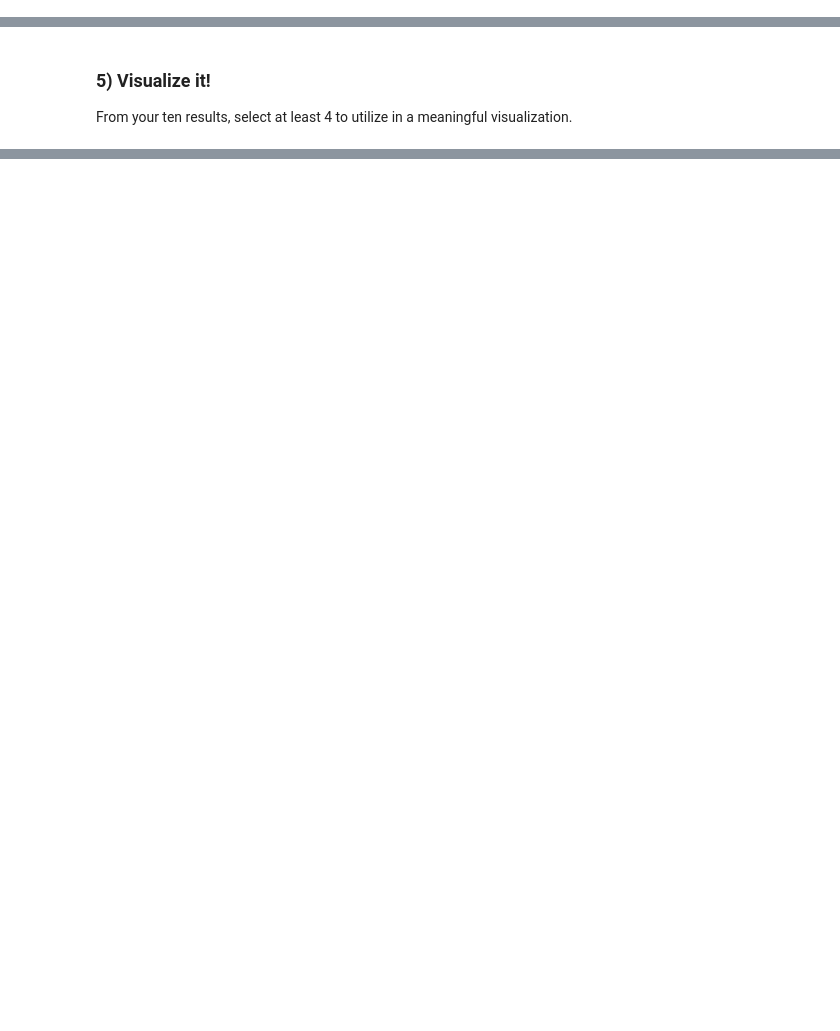
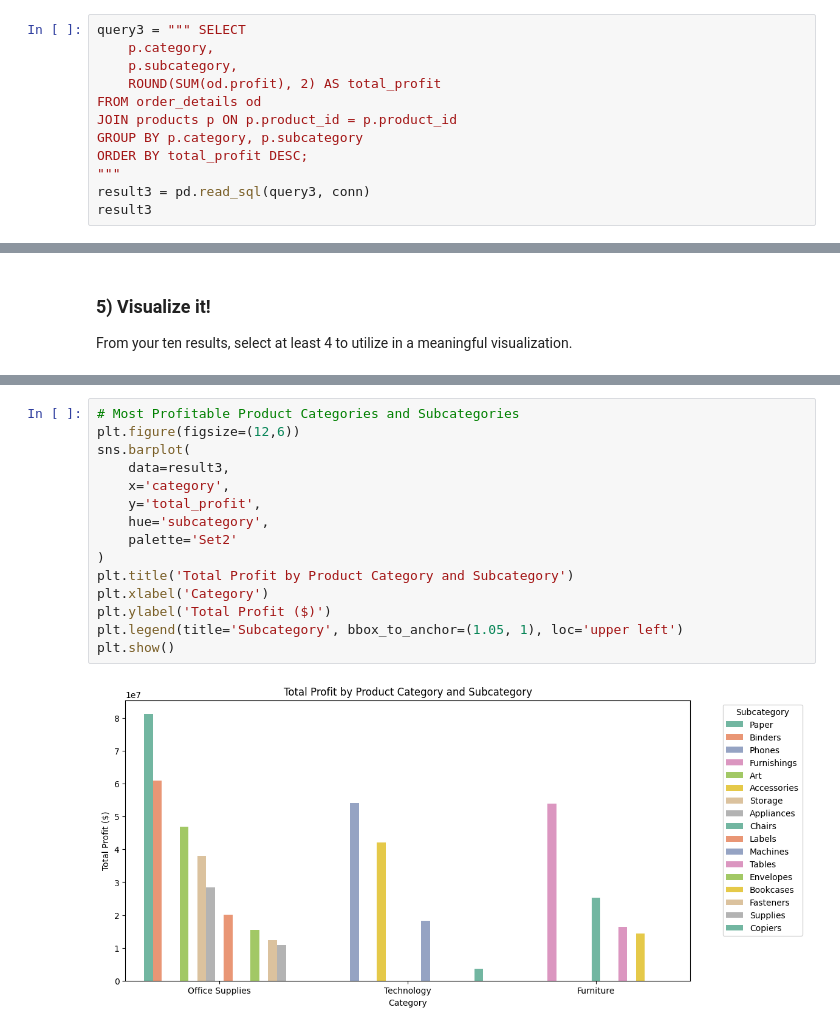
Before and after one commit to eliotjblair/DA_M3_W4_Workflow, a Jupyter notebook: notebooks/superstore_sales_workflow.ipynb, the cells around one changed output, grey strips where cells are left out. Cells and saved outputs as stored; diff of their text form; blank space fills up the shorter version.

```diff
--- a/notebooks/superstore_sales_workflow.ipynb
+++ b/notebooks/superstore_sales_workflow.ipynb
@@ -181,0 +205,12 @@ result3
+# %%
+query3 = """ SELECT
+    p.category,
+    p.subcategory,
+    ROUND(SUM(od.profit), 2) AS total_profit
+FROM order_details od
+JOIN products p ON p.product_id = p.product_id
+GROUP BY p.category, p.subcategory
+ORDER BY total_profit DESC;
+"""
+result3 = pd.read_sql(query3, conn)
+result3
@@ -254,0 +477,17 @@ plt.show()
+# %%
+# Most Profitable Product Categories and Subcategories
+plt.figure(figsize=(12,6))
+sns.barplot(
+    data=result3,
+    x='category',
+    y='total_profit',
+    hue='subcategory',
+    palette='Set2'
+)
+plt.title('Total Profit by Product Category and Subcategory')
+plt.xlabel('Category')
+plt.ylabel('Total Profit ($)')
+plt.legend(title='Subcategory', bbox_to_anchor=(1.05, 1), loc='upper left')
+plt.show()
+# %% [output]
+[figure, added]
```
Also changed, not shown: parts of 30 cells of this notebook, 1 other file.
